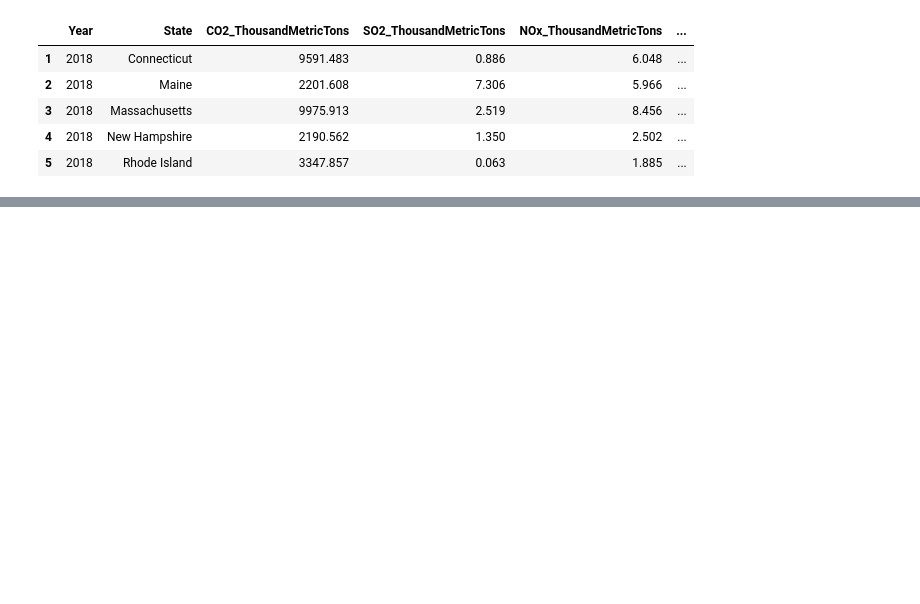
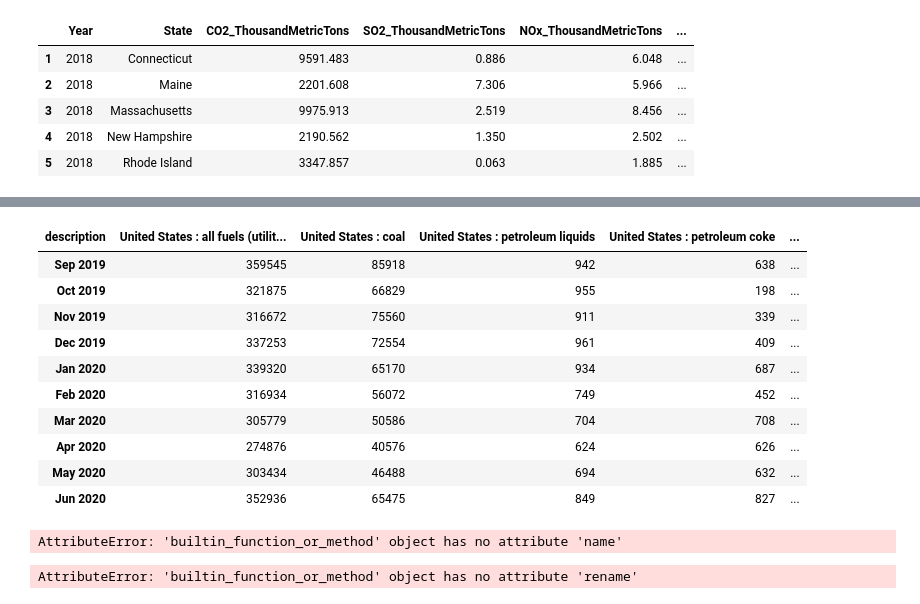
Before and after one commit to arerickson28/energy-pollution-ETL, a Jupyter notebook: energy-pollution-ETL.ipynb, the cells around one changed output, grey strips where cells are left out. Drawn from its saved outputs; the diff is of its cells as text; code cells hidden in the pictures; blank space fills up the shorter version.

```diff
--- a/energy-pollution-ETL.ipynb
+++ b/energy-pollution-ETL.ipynb
@@ -119,0 +139,14 @@ energydata_final.head()
+# %%
+new_pollution_data.tail(10)
+# %% [output]
+| description | United States : all fuels (utilit... | United States : coal | United States : petroleum liquids | United States : petroleum coke | ... |
+| Sep 2019 | 359545 | 85918 | 942 | 638 | ... |
+| Oct 2019 | 321875 | 66829 | 955 | 198 | ... |
+| Nov 2019 | 316672 | 75560 | 911 | 339 | ... |
+| Dec 2019 | 337253 | 72554 | 961 | 409 | ... |
+| Jan 2020 | 339320 | 65170 | 934 | 687 | ... |
+| Feb 2020 | 316934 | 56072 | 749 | 452 | ... |
+| Mar 2020 | 305779 | 50586 | 704 | 708 | ... |
+| Apr 2020 | 274876 | 40576 | 624 | 626 | ... |
+| May 2020 | 303434 | 46488 | 694 | 632 | ... |
+| Jun 2020 | 352936 | 65475 | 849 | 827 | ... |
@@ -119,0 +175,8 @@ energydata_final.head()
+# %%
+pollution_data_final = pollution_data_final.index.name['date']
+# %% [output]
+AttributeError: 'builtin_function_or_method' object has no attribute 'name'
+# %%
+pollution_data_final.index.rename({'description':'date'})
+# %% [output]
+AttributeError: 'builtin_function_or_method' object has no attribute 'rename'
```
Also changed, not shown: parts of 4 cells of this notebook.
